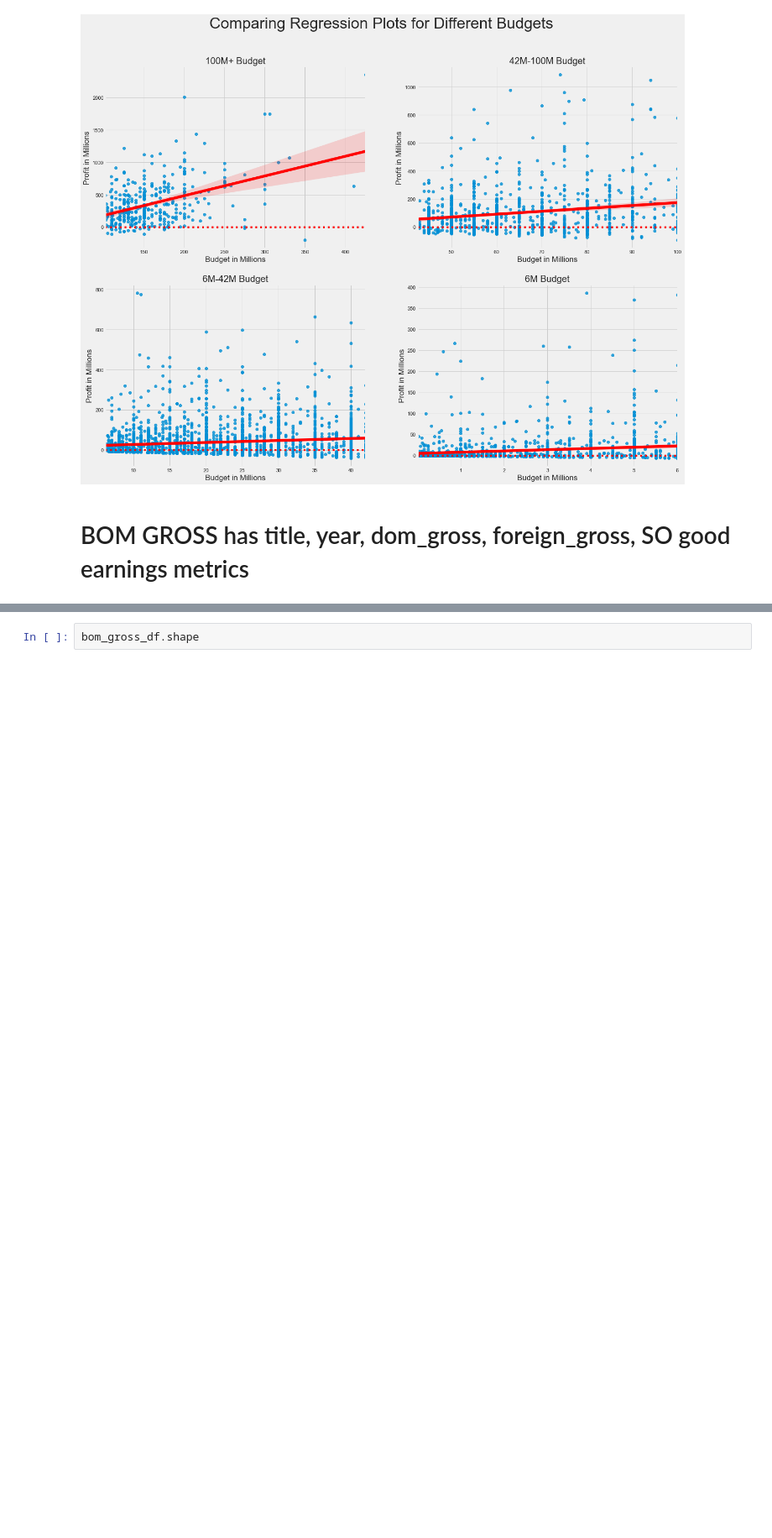
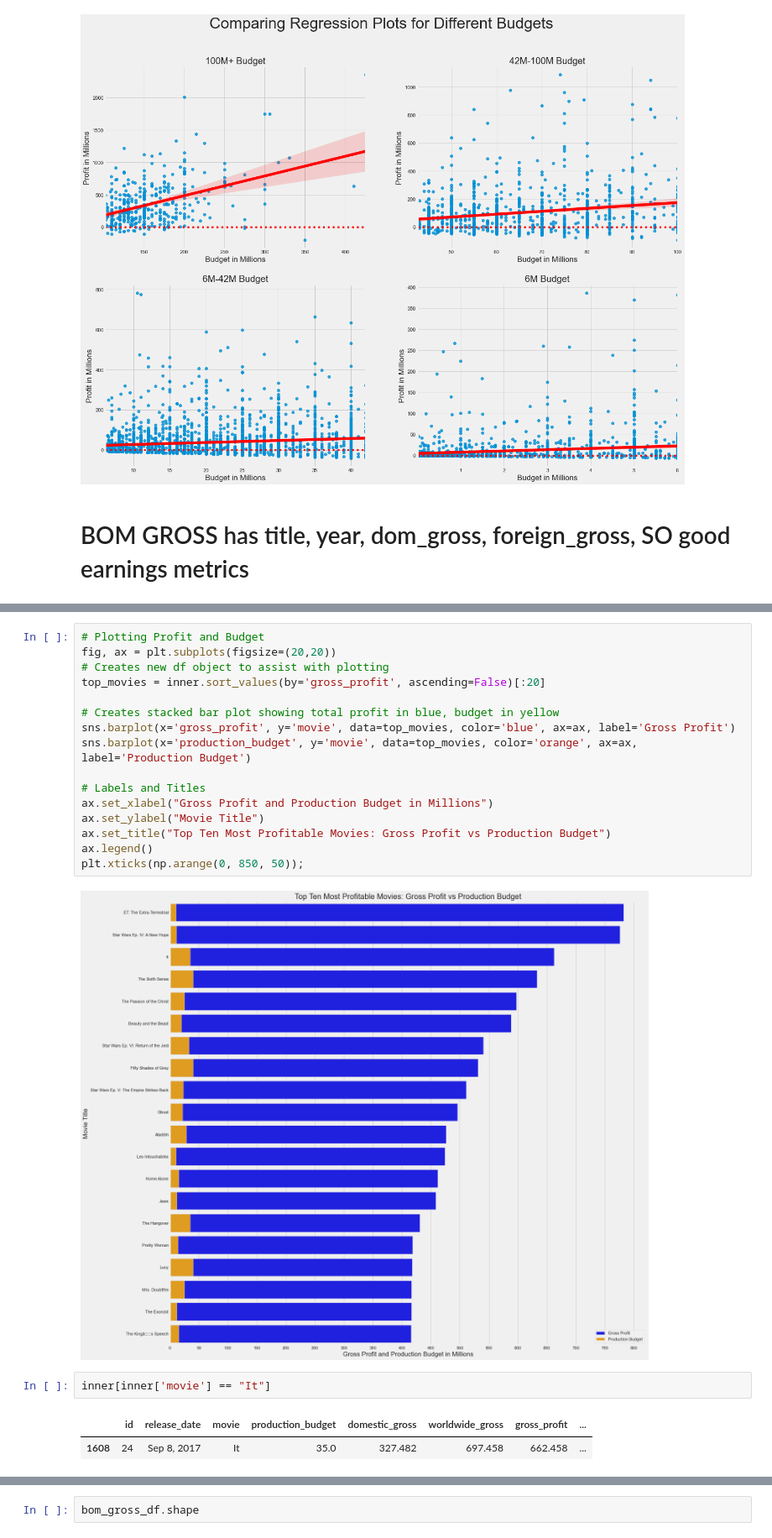
Before and after one commit to dvdhartsman/Phase_2_Movie_Project, a Jupyter notebook: EDA_Notebooks/davids_EDA_notebook.ipynb, the cells around one changed output, grey strips where cells are left out. Shown at 84% size. Drawn from its saved outputs; the diff is of its cells as text; blank space fills up the shorter version.

```diff
--- a/EDA_Notebooks/davids_EDA_notebook.ipynb
+++ b/EDA_Notebooks/davids_EDA_notebook.ipynb
@@ -334,0 +560,23 @@ bom_gross_df.head()
+# %%
+# Plotting Profit and Budget
+fig, ax = plt.subplots(figsize=(20,20))
+# Creates new df object to assist with plotting
+top_movies = inner.sort_values(by='gross_profit', ascending=False)[:20]
+
+# Creates stacked bar plot showing total profit in blue, budget in yellow
+sns.barplot(x='gross_profit', y='movie', data=top_movies, color='blue', ax=ax, label='Gross Profit')
+sns.barplot(x='production_budget', y='movie', data=top_movies, color='orange', ax=ax, label='Production Budget')
+
+# Labels and Titles
+ax.set_xlabel("Gross Profit and Production Budget in Millions")
+ax.set_ylabel("Movie Title")
+ax.set_title("Top Ten Most Profitable Movies: Gross Profit vs Production Budget")
+ax.legend()
+plt.xticks(np.arange(0, 850, 50));
+# %% [output]
+[figure, added]
+# %%
+inner[inner['movie'] == "It"]
+# %% [output]
+|  | id | release_date | movie | production_budget | domestic_gross | worldwide_gross | gross_profit | ... |
+| 1608 | 24 | Sep 8, 2017 | It | 35.0 | 327.482 | 697.458 | 662.458 | ... |
```
Also changed, not shown: parts of 40 cells of this notebook.
